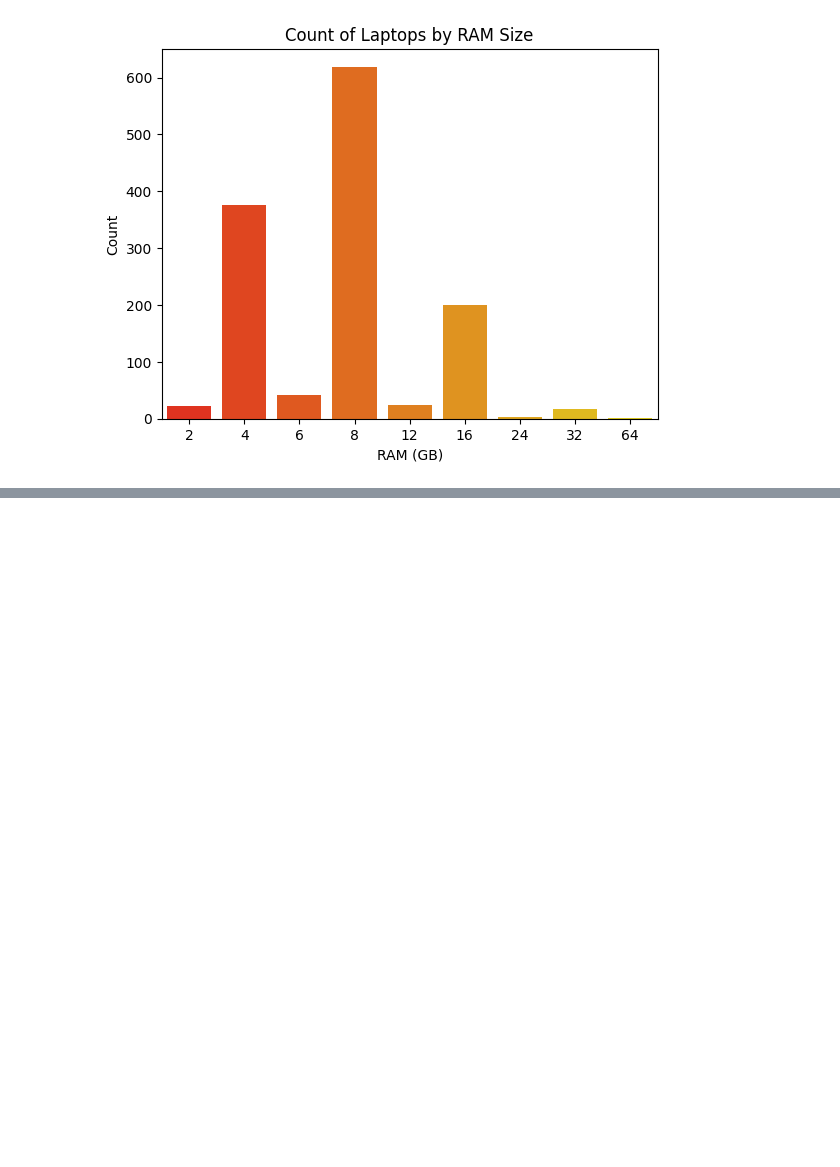
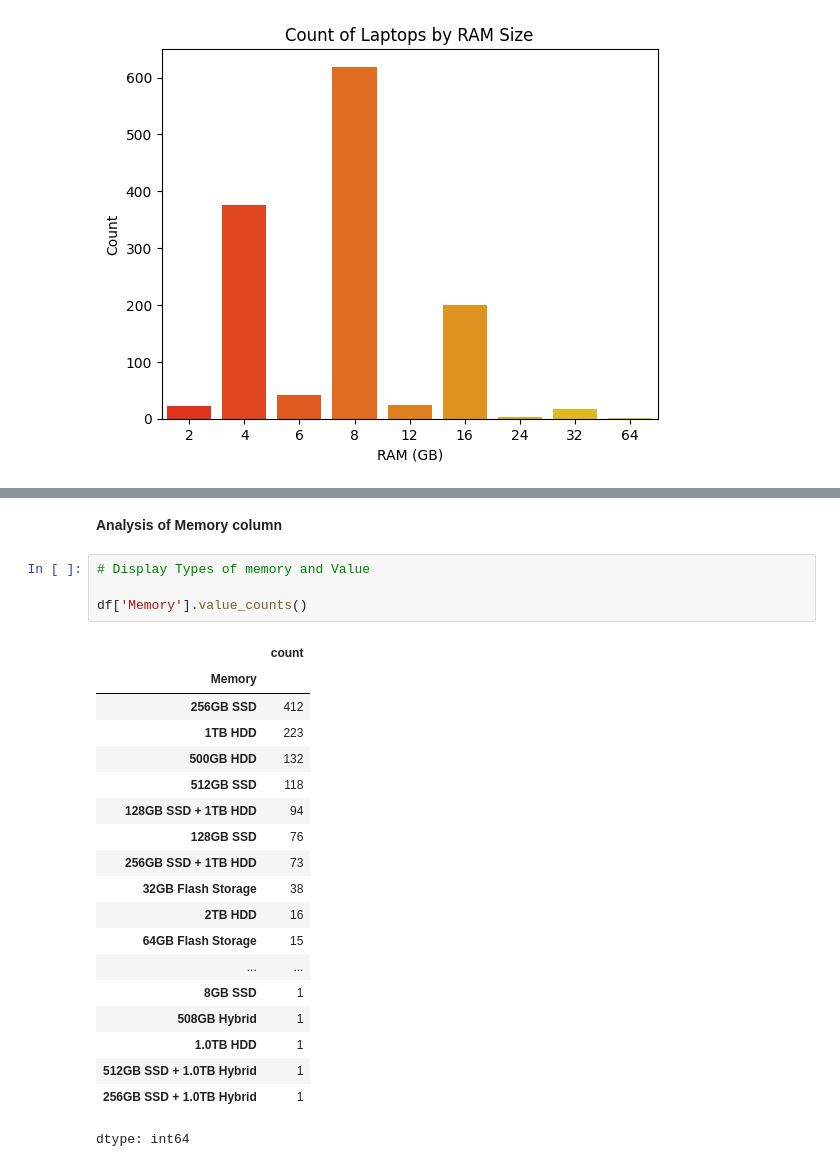
Before and after one commit to AAdewunmi/Laptop_Prices_Prediction_Project, a Jupyter notebook: Laptop_Price_Predictor.ipynb, the cells around one changed output, grey strips where cells are left out. Saved outputs shown, nothing was run; the diff lists cells and outputs as text; blank space fills up the shorter version.

Commit message:
Display Types of memory and Value

```diff
--- a/Laptop_Price_Predictor.ipynb
+++ b/Laptop_Price_Predictor.ipynb
@@ -722,0 +723,26 @@ plt.show()
+# %% [markdown]
+**Analysis of Memory column**
+# %%
+# Display Types of memory and Value
+
+df['Memory'].value_counts()
+# %% [output]
+|  | count |
+| Memory |  |
+| 256GB SSD | 412 |
+| 1TB HDD | 223 |
+| 500GB HDD | 132 |
+| 512GB SSD | 118 |
+| 128GB SSD + 1TB HDD | 94 |
+| 128GB SSD | 76 |
+| 256GB SSD + 1TB HDD | 73 |
+| 32GB Flash Storage | 38 |
+| 2TB HDD | 16 |
+| 64GB Flash Storage | 15 |
+| ... | ... |
+| 8GB SSD | 1 |
+| 508GB Hybrid | 1 |
+| 1.0TB HDD | 1 |
+| 512GB SSD + 1.0TB Hybrid | 1 |
+| 256GB SSD + 1.0TB Hybrid | 1 |
+dtype: int64
```
Also changed, not shown: parts of 3 cells of this notebook.
